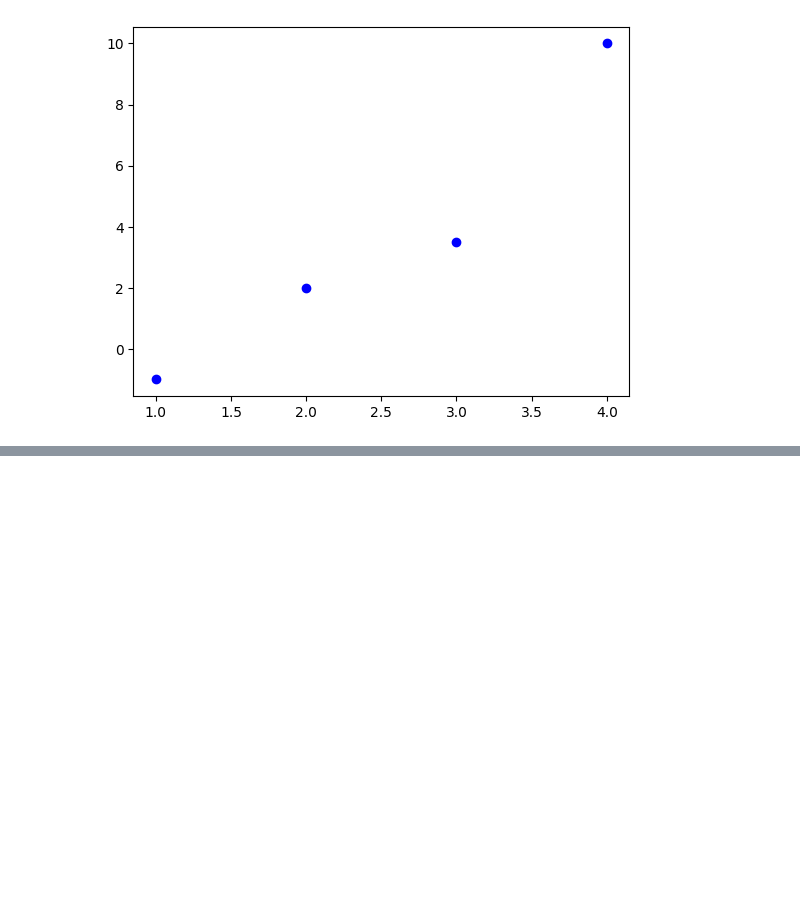
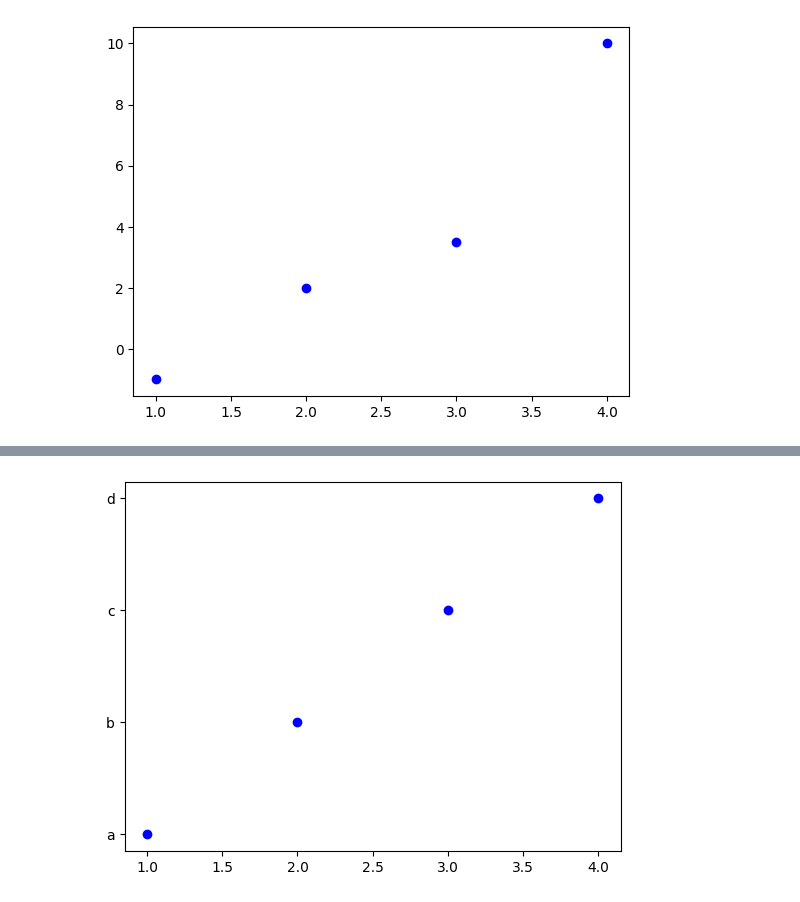
Before and after one commit to nluizsoliveira/Data-Notes, a Jupyter notebook: MatPlotLib.ipynb, the cells around one changed output, grey strips where cells are left out. Drawn from its saved outputs; the diff is of its cells as text; code cells hidden in the pictures; blank space fills up the shorter version.

Commit message:
feat(MatPlotLib): add plotting multiple sequences

```diff
--- a/MatPlotLib.ipynb
+++ b/MatPlotLib.ipynb
@@ -144,0 +149,8 @@ plt.show()
+# %%
+letters = ['a', 'b', 'c', 'd']
+indexes = [1,2,3,4]
+
+plt.plot(indexes, letters, 'ob')
+plt.show()
+# %% [output]
+[figure, added]
```
Also changed, not shown: parts of 3 cells of this notebook.
